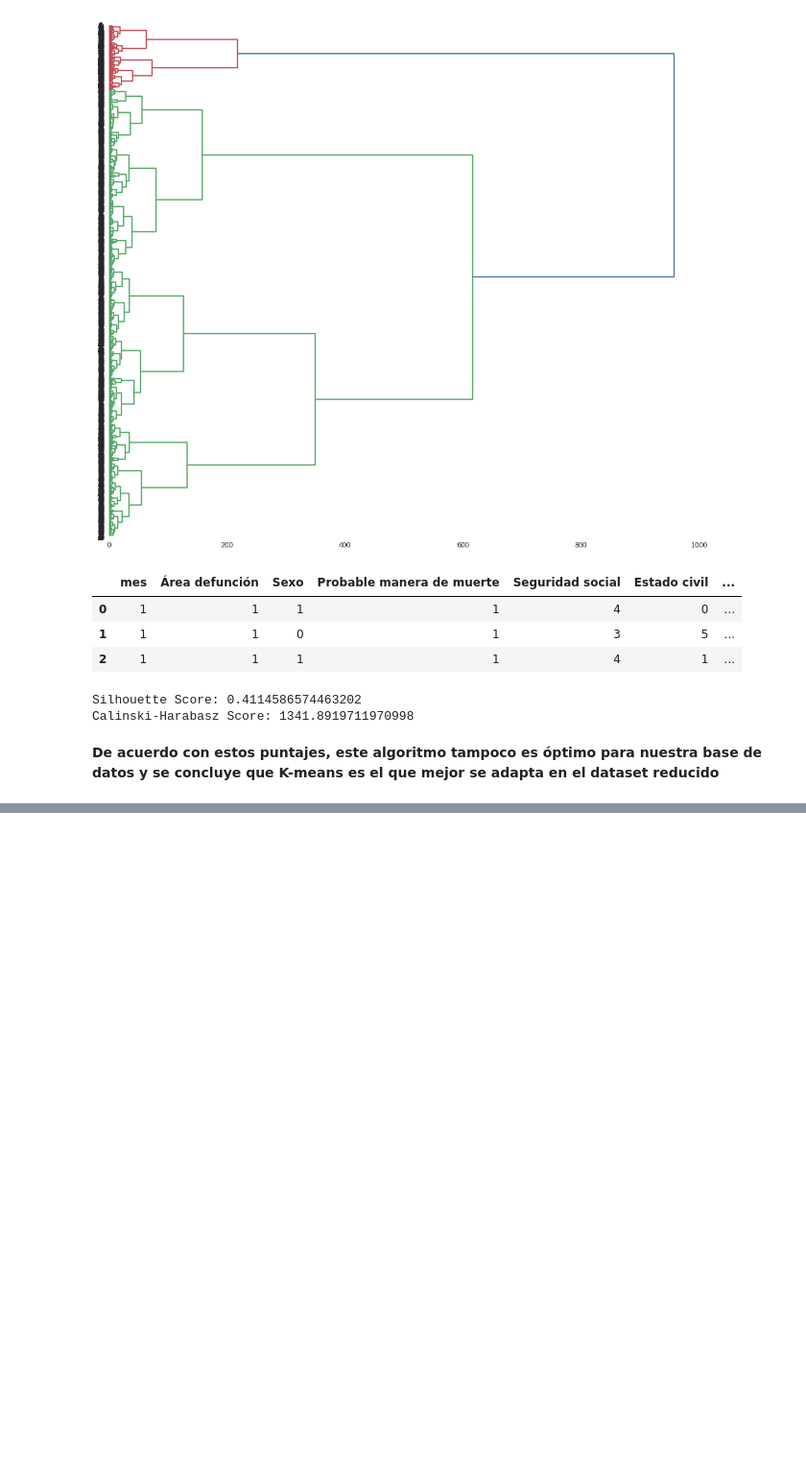
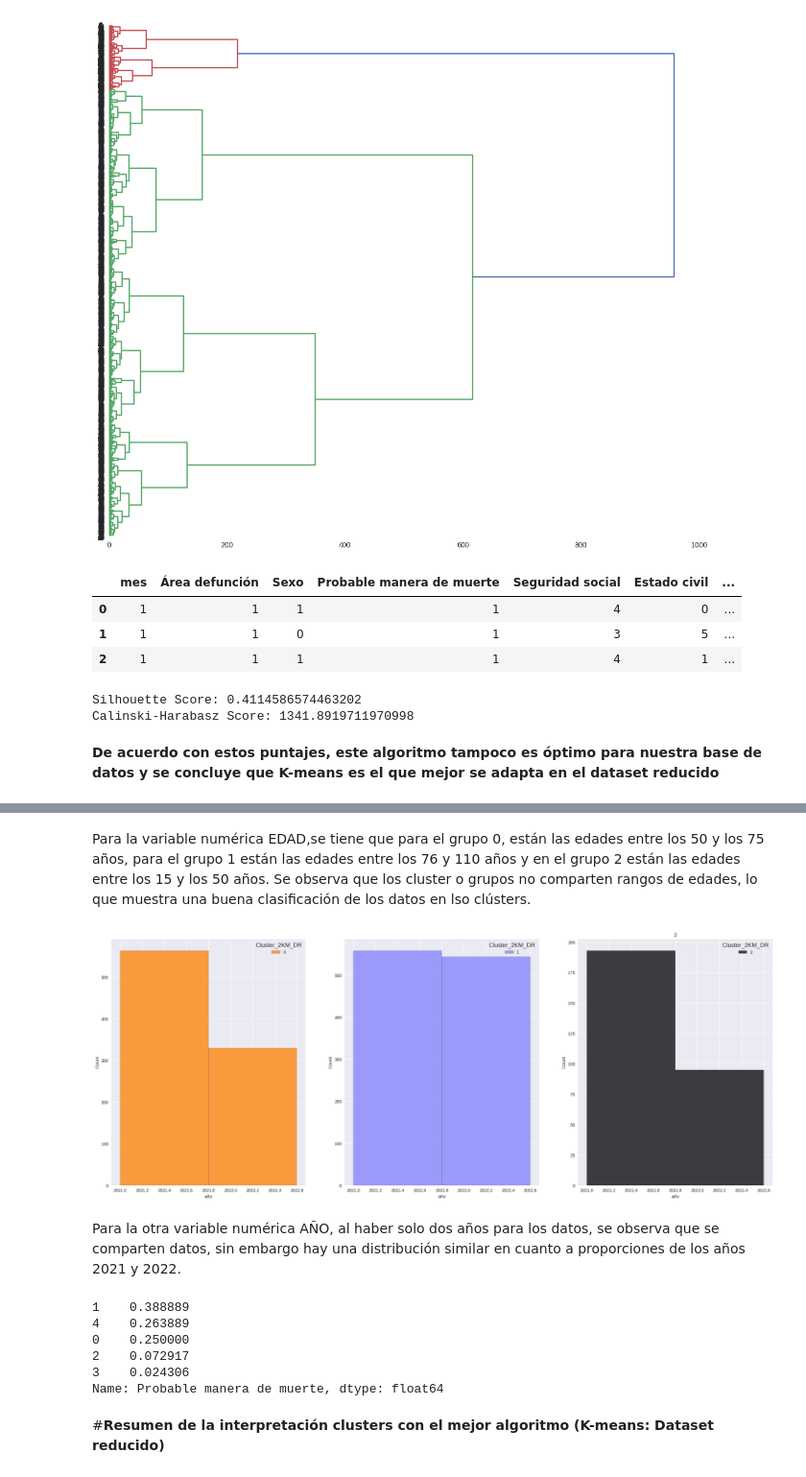
Before and after one commit to veronica1908/T2_APRENDIZAJE_NO_SUPERVISADO, a Jupyter notebook: APRENDIZAJE_NO_SUPERVISADO.ipynb, the cells around one changed output, grey strips where cells are left out. Shown at 96% size. Saved outputs shown, nothing was run; the diff lists cells and outputs as text; code cells hidden in the pictures; blank space fills up the shorter version.

```diff
--- a/APRENDIZAJE_NO_SUPERVISADO.ipynb
+++ b/APRENDIZAJE_NO_SUPERVISADO.ipynb
@@ -2184,0 +2253,25 @@ Calinski-Harabasz Score: 1341.8919711970998
+# %% [markdown]
+Para la variable numérica EDAD,se tiene que para el grupo 0, están las edades entre los 50 y los 75 años, para el grupo 1 están las edades entre los 76 y 110 años y en el grupo 2 están las edades entre los 15 y los 50 años. Se observa que los cluster o grupos no comparten rangos de edades, lo que muestra una buena clasificación de los datos en lso clústers.
+# %%
+# Análisis del año
+temp_año = BDD_final[['Cluster_2KM_DR','año']]
+fig,axs=plt.subplots(ncols=3,figsize =(25, 10))
+
+for i in list(range(0,3)):
+    plt.title(i)
+    sns.histplot(data=temp_año[temp_año.Cluster_2KM_DR==i],x='año',hue='Cluster_2KM_DR',palette=pal[i],binwidth=.8,ax=axs[i],multiple='dodge')
+# %% [output]
+[figure, added]
+# %% [markdown]
+Para la otra variable numérica AÑO, al haber solo dos años para los datos, se observa que se comparten datos, sin embargo hay una distribución similar en cuanto a proporciones de los años 2021 y 2022.
+# %%
+BDD_final[BDD_final['Cluster_2KM_DR']==2]['Probable manera de muerte'].value_counts(normalize=True)
+# %% [output]
+1    0.388889
+4    0.263889
+0    0.250000
+2    0.072917
+3    0.024306
+Name: Probable manera de muerte, dtype: float64
+# %% [markdown]
+#**Resumen de la interpretación clusters con el mejor algoritmo (K-means: Dataset reducido)**
```
Also changed, not shown: parts of 17 cells of this notebook.
